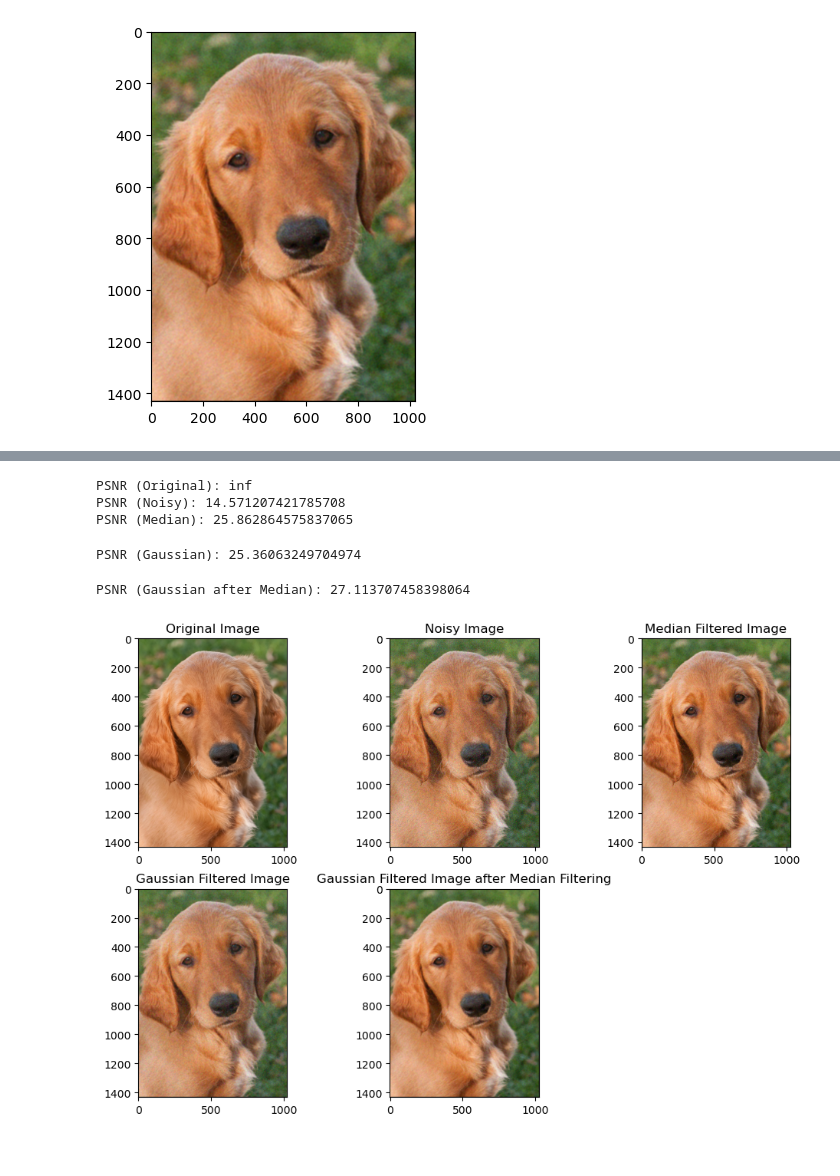
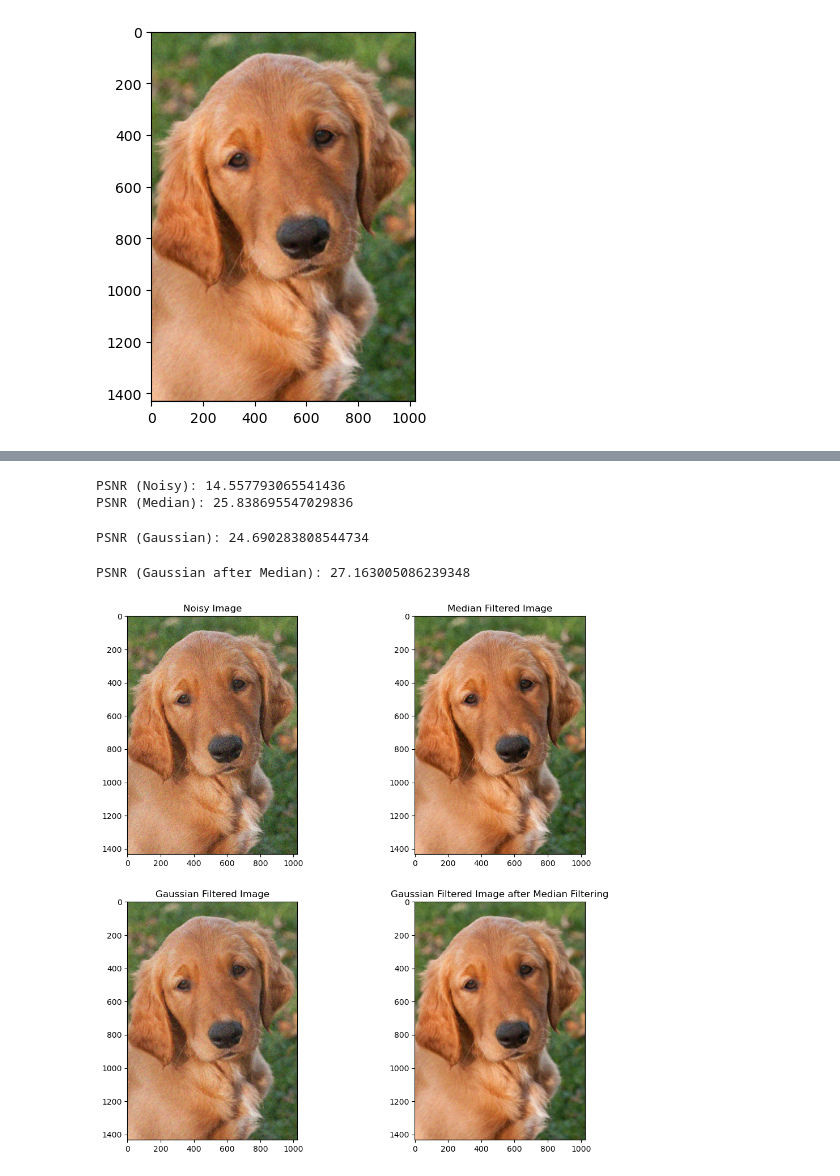
Before and after one commit to soopools/23fall-EngineeringDesign, a Jupyter notebook: workspace/ImageDenoisinig(med > gaus).ipynb, the cells around one changed output, grey strips where cells are left out. Saved outputs shown, nothing was run; the diff lists cells and outputs as text; code cells hidden in the pictures.

```diff
--- a/workspace/ImageDenoisinig(med > gaus).ipynb
+++ b/workspace/ImageDenoisinig(med > gaus).ipynb
@@ -87,7 +87,7 @@ def padding(img, k_size):
         res[pad_size:-pad_size, pad_size:-pad_size] = img.copy()
     return res
 
-def gaussian_filtering(img, k_size=7, sigma=4):
+def gaussian_filtering(img, k_size=5, sigma=4):
     rows, cols, channels = img.shape
     filter = gaussian_kernel(k_size, sigma)
     pad_img = padding(img, k_size)
@@ -107,7 +107,7 @@ plt.imshow(gaussian_filtered_image)
 
 # Gaussian Filtered Image after Median Filtering
 gaussian_filtered_image_after_median = gaussian_filtering(median_filtered_image)
-#plt.imsave('gaussian_filtered_image_after_median.png', gaussian_filtered_image_after_median)
+plt.imsave('gaussian_filtered_image_after_median.png', gaussian_filtered_image_after_median)
 plt.imshow(gaussian_filtered_image_after_median)
 # %% [output]
 Deprecated in NumPy 1.20; for more details and guidance: https://numpy.org/devdocs/release/1.20.0-notes.html#deprecations
@@ -120,48 +149,55 @@ from skimage.transform import resize
 # Display the original, noisy, median-filtered, and Gaussian-filtered images
 plt.figure(figsize=(12, 12))
 
-# Original Image
-plt.subplot(3, 3, 1)
-plt.title("Original Image")
-plt.imshow(img)
-print("PSNR (Original):", peak_signal_noise_ratio(img, img))
+# # Original Image
+# plt.subplot(3, 3, 1)
+# plt.title("Original Image")
+# plt.imshow(img)
+# print("PSNR (Original):", peak_signal_noise_ratio(img, img))
 
 # Noisy Image
-plt.subplot(3, 3, 2)
+plt.subplot(2, 2, 1)
 plt.title("Noisy Image")
 plt.imshow(noisy_image)
 print("PSNR (Noisy):", peak_signal_noise_ratio(img, noisy_image))
 
 # Median Filtered Image
 median_image = median_filter(noisy_image, filter_size=(3, 3), stride=1)
 median_image_resized = resize(median_image, img.shape, mode='constant', anti_aliasing=True)
 median_image_resized = np.clip(median_image_resized, 0., 1.0)  # Ensure values are in [0, 1] range
-plt.subplot(3, 3, 3)
+plt.subplot(2, 2, 2)
 plt.title("Median Filtered Image")
 plt.imshow(median_image_resized)
 print("PSNR (Median):", peak_signal_noise_ratio(img, median_image_resized))
 
 # Gaussian Filtered Image
 gaussian_filtered_image_resized = resize(gaussian_filtered_image, img.shape, mode='constant', anti_aliasing=True)
 gaussian_filtered_image_resized = np.clip(gaussian_filtered_image_resized, 0., 1.0)  # Ensure values are in [0, 1] range
-plt.subplot(3, 3, 4)
+plt.subplot(2, 2, 3)
 plt.title("Gaussian Filtered Image")
 plt.imshow(gaussian_filtered_image_resized)
 print("PSNR (Gaussian):", peak_signal_noise_ratio(img, gaussian_filtered_image_resized))
 
+# # Bilateral Filtered Image
+# bilateral_filtered_image_resized = resize(bilateral_filtered_image, img.shape, mode='constant', anti_aliasing=True)
+# bilateral_filtered_image_resized = np.clip(bilateral_filtered_image_resized, 0., 1.0)  # Ensure values are in [0, 1] range
+# plt.subplot(3, 3, 5)
+# plt.title("Bilateral Filtered Image")
+# plt.imshow(bilateral_filtered_image_resized)
+# print("PSNR (Bilateral):", peak_signal_noise_ratio(img, bilateral_filtered_image_resized))
+
 # Gaussian Filtered Image after Median Filtering
 gaussian_filtered_image_after_median_resized = resize(gaussian_filtered_image_after_median, img.shape, mode='constant', anti_aliasing=True)
 gaussian_filtered_image_after_median_resized = np.clip(gaussian_filtered_image_after_median_resized, 0., 1.0)  # Ensure values are in [0, 1] range
-plt.subplot(3, 3, 5)
+plt.subplot(2, 2, 4)
 plt.title("Gaussian Filtered Image after Median Filtering")
 plt.imshow(gaussian_filtered_image_after_median_resized)
 print("PSNR (Gaussian after Median):", peak_signal_noise_ratio(img, gaussian_filtered_image_after_median_resized))
 
 plt.show()
 # %% [output]
-PSNR (Original): inf
-PSNR (Noisy): 14.571207421785708
-PSNR (Median): 25.862864575837065
+PSNR (Noisy): 14.557793065541436
+PSNR (Median): 25.838695547029836
-PSNR (Gaussian): 25.36063249704974
+PSNR (Gaussian): 24.690283808544734
-PSNR (Gaussian after Median): 27.113707458398064
+PSNR (Gaussian after Median): 27.163005086239348
-[figure, old version]
+[figure, new version]
```
Also changed, not shown: parts of 2 cells of this notebook, 42 other files.
